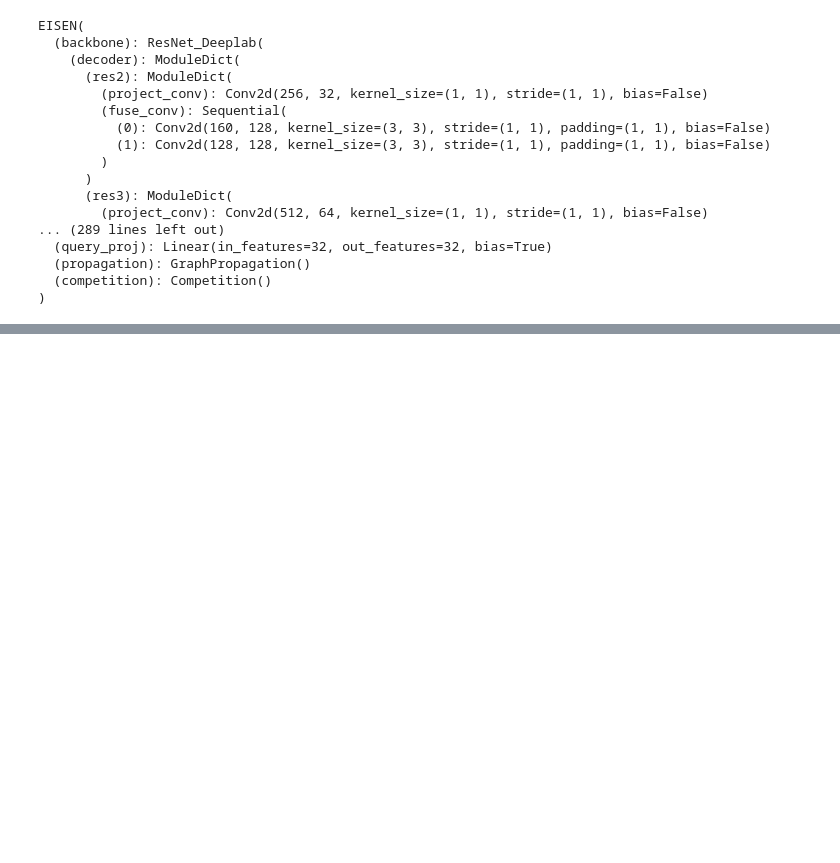
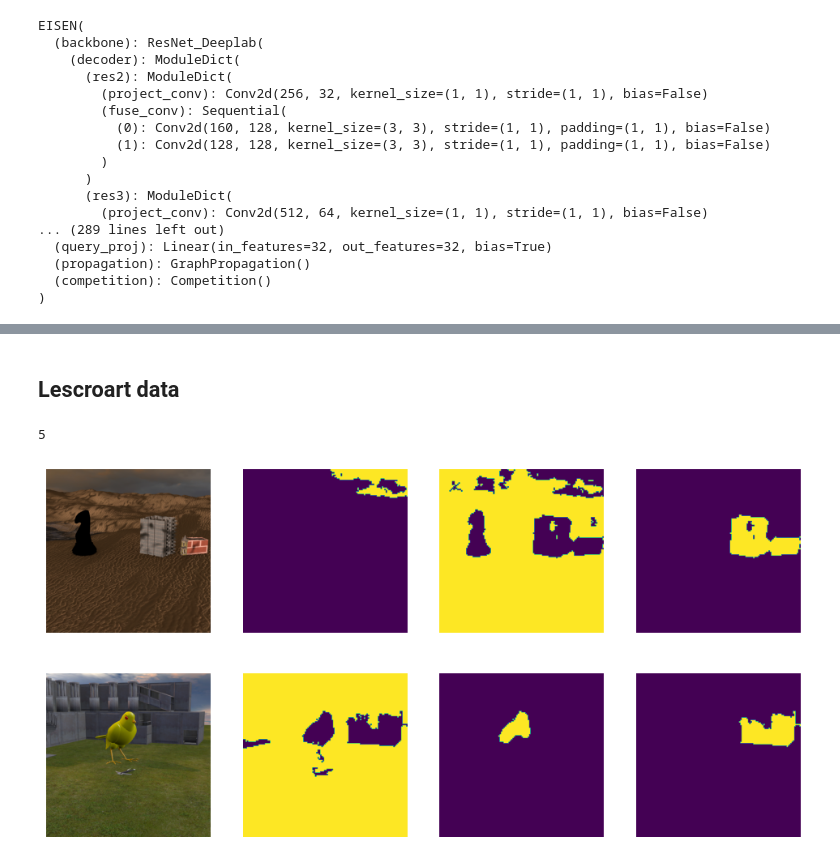
Before and after one commit to GAldegheri/EISEN, a Jupyter notebook: Playground.ipynb, the cells around one changed output, grey strips where cells are left out. Cells and saved outputs as stored; diff of their text form; code cells hidden in the pictures; blank space fills up the shorter version.

Commit message:
made eisen runnable on different devices

```diff
--- a/Playground.ipynb
+++ b/Playground.ipynb
@@ -76,0 +96,19 @@ Original Traceback (most recent call last):
+# %%
+def visualize_segments(seg_out, input):
+    batch_size = len(seg_out[0])
+    num_objects = len(seg_out[0][0])
+    pred_obj_seg, gt_obj_seg, iou = seg_out
+    fig, axs = plt.subplots(batch_size, num_objects + 1,
+                            figsize=(3*(num_objects + 1), 3*batch_size))
+
+    for m in range(batch_size):
+        axs[m, 0].imshow(input['img1'][m].permute(1, 2, 0).cpu())
+        for n in range(num_objects):
+            #if n + 1 <= len(pred_obj_seg[m]):
+            axs[m, n + 1].imshow(pred_obj_seg[m][n])
+
+    for i in range(axs.shape[0]):
+        for j in range(axs.shape[1]):
+            axs[i, j].set_axis_off()
+
+    plt.show()
@@ -76,0 +119,20 @@ Original Traceback (most recent call last):
+# %% [markdown]
+## Lescroart data
+# %%
+args = SimpleNamespace(batch_size=2)
+lesc_loader = fetch_dataloader_lesc(args)
+# %%
+len(lesc_loader)
+# %% [output]
+5
+# %%
+data_dict_lesc = next(iter(lesc_loader))
+data_dict_lesc['gt_segment'] = torch.randint(4, (args.batch_size, 512, 512), dtype=torch.int64, device=device)
+data_dict_lesc = {k: v.to(device) for k, v in data_dict_lesc.items() if not k == 'file_name'}
+# %%
+_, loss, metric, seg_out = model(data_dict_lesc, segment_target.detach(),
+                                 get_segments=True, vis_segments=False)
+# %%
+visualize_segments(seg_out['pred_segment'], data_dict_lesc)
+# %% [output]
+[figure, added]
```
Also changed, not shown: parts of 25 cells of this notebook, 5 other files.
